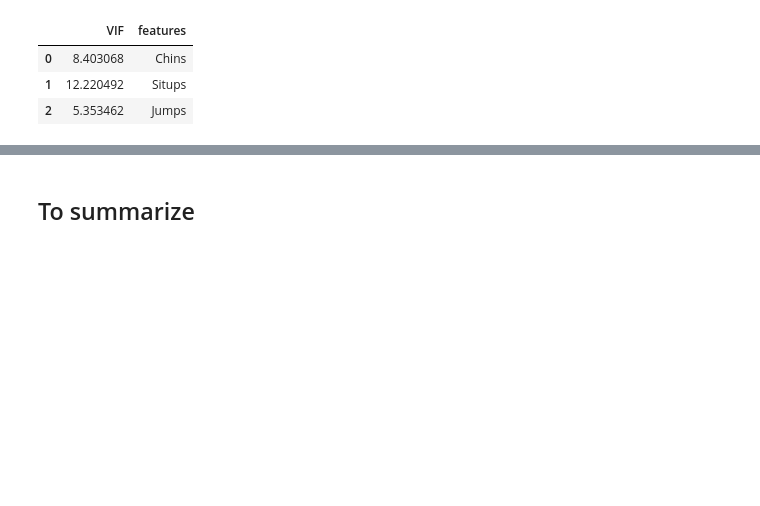
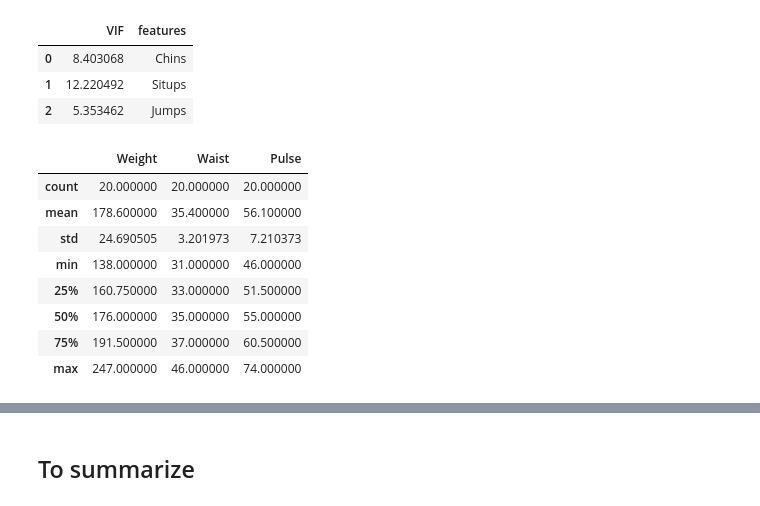
Before and after one commit to srcccninta/RegLin, a Jupyter notebook: RL_Ressources/Notebooks/02b-LinearRegressionForPrediction.ipynb, the cells around one changed output, grey strips where cells are left out. Saved outputs shown, nothing was run; the diff lists cells and outputs as text; code cells hidden in the pictures; blank space fills up the shorter version.

```diff
--- a/RL_Ressources/Notebooks/02b-LinearRegressionForPrediction.ipynb
+++ b/RL_Ressources/Notebooks/02b-LinearRegressionForPrediction.ipynb
@@ -392,6 +428,18 @@ vif[vif['VIF']>5]
 | 0 | 8.403068 | Chins |
 | 1 | 12.220492 | Situps |
 | 2 | 5.353462 | Jumps |
+# %%
+y.describe()
+# %% [output]
+|  | Weight | Waist | Pulse |
+| count | 20.000000 | 20.000000 | 20.000000 |
+| mean | 178.600000 | 35.400000 | 56.100000 |
+| std | 24.690505 | 3.201973 | 7.210373 |
+| min | 138.000000 | 31.000000 | 46.000000 |
+| 25% | 160.750000 | 33.000000 | 51.500000 |
+| 50% | 176.000000 | 35.000000 | 55.000000 |
+| 75% | 191.500000 | 37.000000 | 60.500000 |
+| max | 247.000000 | 46.000000 | 74.000000 |
 # %%
 X_train, X_test, y_train, y_test = train_test_split(x, y, random_state = 18)
 
```
Also changed, not shown: parts of 6 cells of this notebook.
